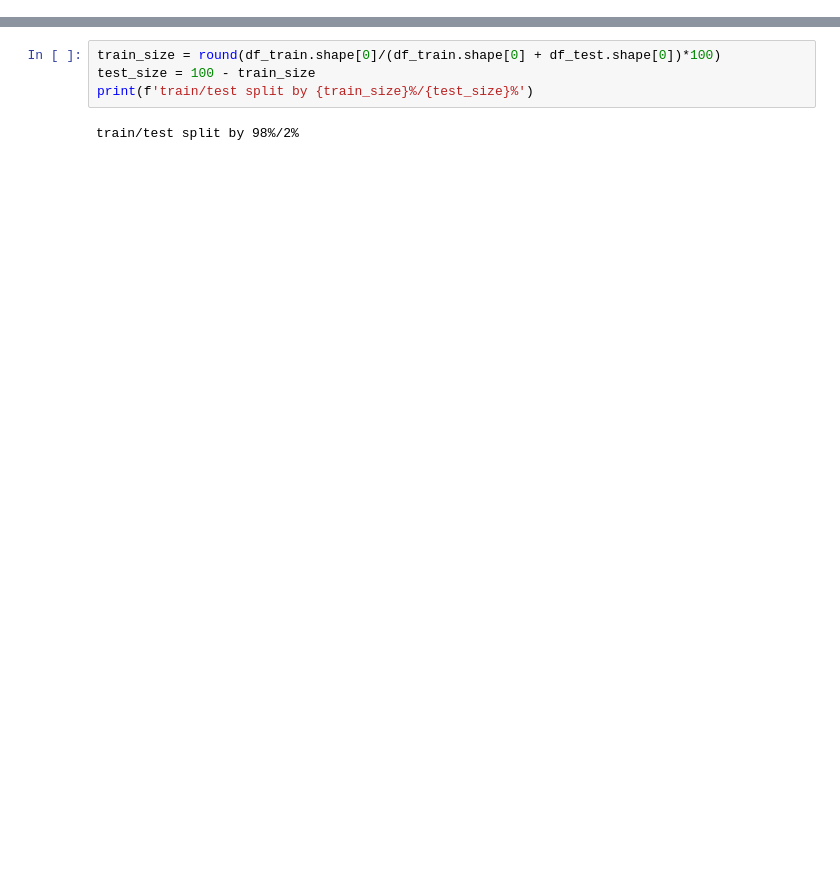
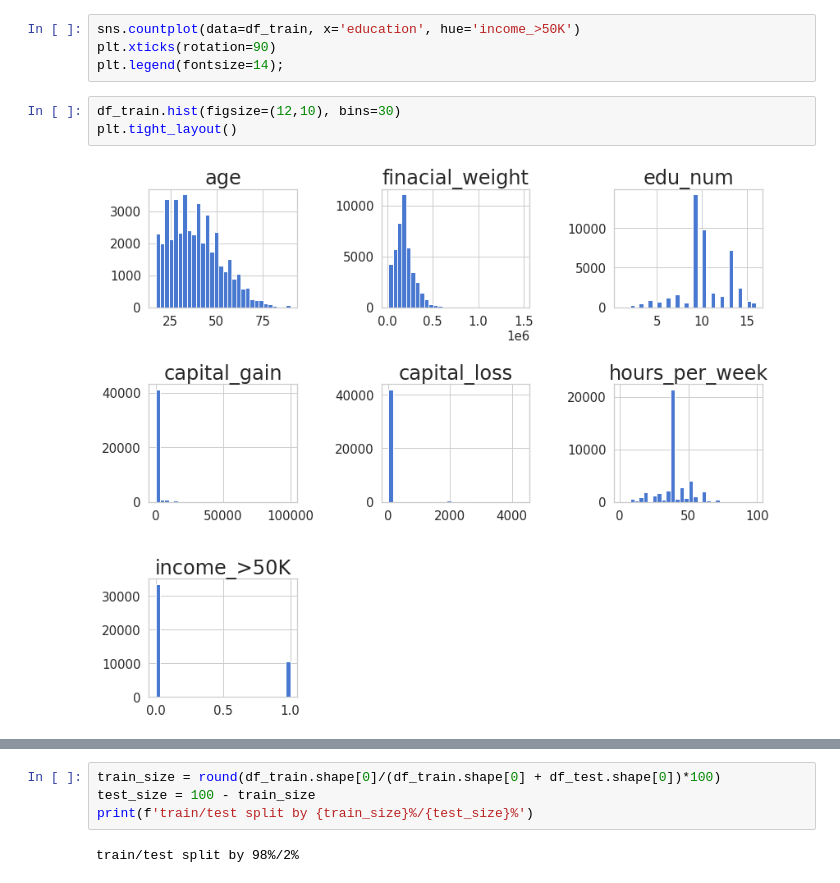
Before and after one commit to heesukjang/Income_Prediction, a Jupyter notebook: Income_Prediction.ipynb, the cells around one changed output, grey strips where cells are left out. Saved outputs shown, nothing was run; the diff lists cells and outputs as text; blank space fills up the shorter version.

```diff
--- a/Income_Prediction.ipynb
+++ b/Income_Prediction.ipynb
@@ -113,0 +160,9 @@ memory usage: 5.0+ MB
+# %%
+sns.countplot(data=df_train, x='education', hue='income_>50K')
+plt.xticks(rotation=90)
+plt.legend(fontsize=14);
+# %%
+df_train.hist(figsize=(12,10), bins=30)
+plt.tight_layout()
+# %% [output]
+[figure, added]
```
Also changed, not shown: parts of 15 cells of this notebook.
